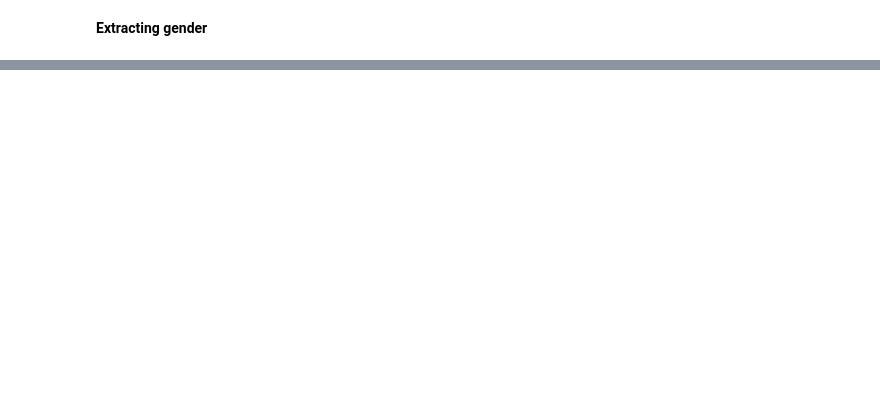
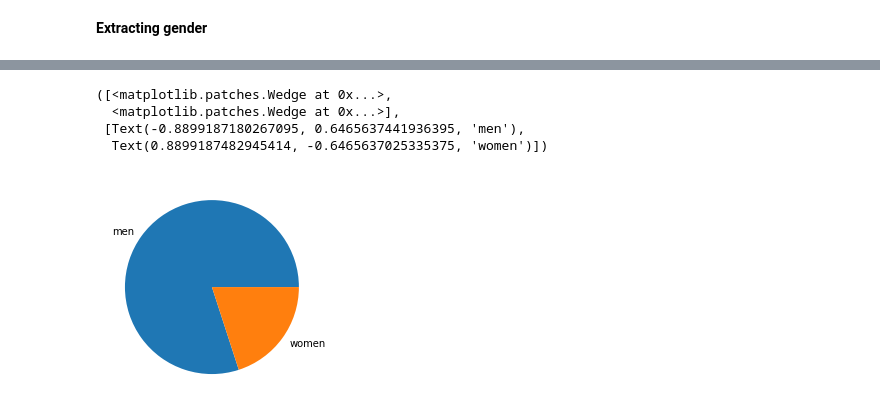
Before and after one commit to epfl-ada/ada-2021-project-hach, a Jupyter notebook: data_metrics.ipynb, the cells around one changed output, grey strips where cells are left out. Cells and saved outputs as stored; diff of their text form; code cells hidden in the pictures; blank space fills up the shorter version.

```diff
--- a/data_metrics.ipynb
+++ b/data_metrics.ipynb
@@ -237,0 +196,11 @@ IndexError: list index out of range
+# %%
+nb_men = speakers_10[speakers_10.gender == 'male'].speaker.count()
+nb_women = 10 - nb_men
+
+plt.pie([nb_men, nb_women], labels=['men', 'women'])
+# %% [output]
+([<matplotlib.patches.Wedge at 0x...>,
+  <matplotlib.patches.Wedge at 0x...>],
+ [Text(-0.8899187180267095, 0.6465637441936395, 'men'),
+  Text(0.8899187482945414, -0.6465637025335375, 'women')])
+[figure, added]
```
Also changed, not shown: parts of 23 cells of this notebook.
